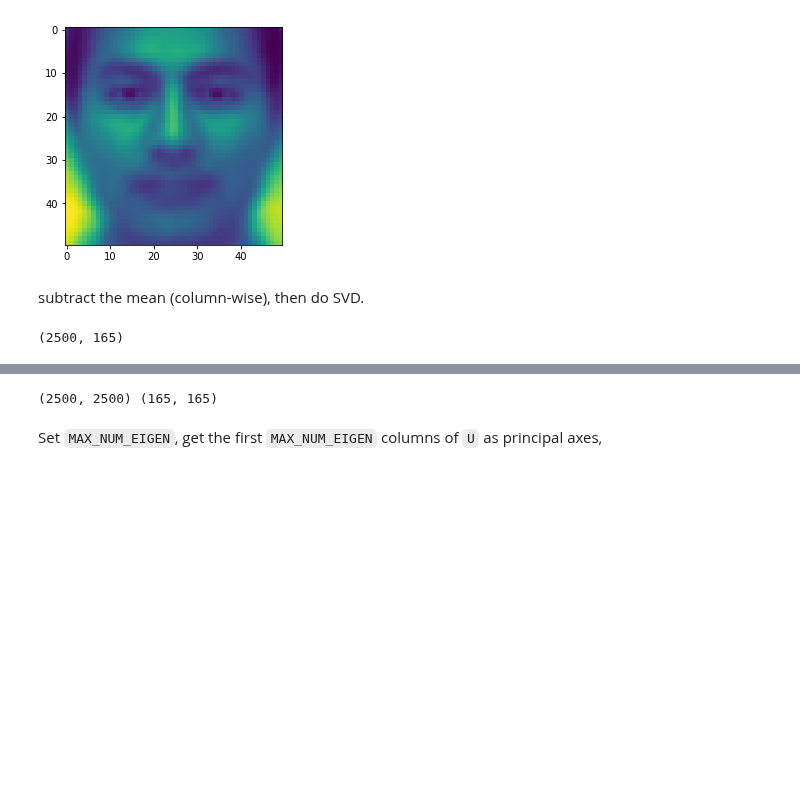
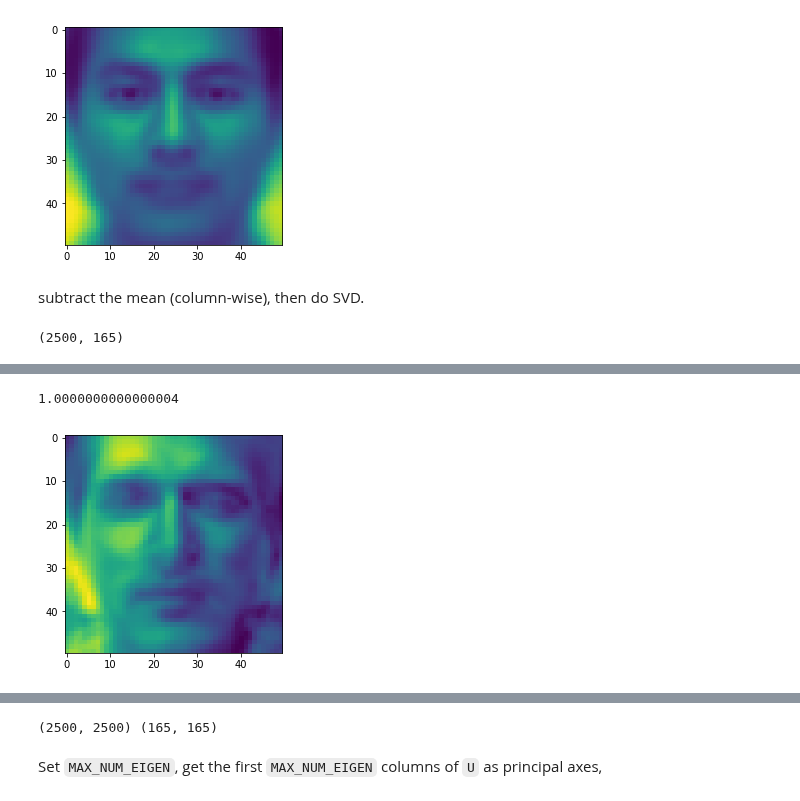
Before and after one commit to HsiaoTsan/MyMachineLearningCodes, a Jupyter notebook: PCA_SVD_EigenFace.ipynb, the cells around one changed output, grey strips where cells are left out. Drawn from its saved outputs; the diff is of its cells as text; code cells hidden in the pictures; blank space fills up the shorter version.

```diff
--- a/PCA_SVD_EigenFace.ipynb
+++ b/PCA_SVD_EigenFace.ipynb
@@ -58,0 +69,9 @@ U, S, VT = np.linalg.svd(X)
+# %%
+np.linalg.norm(U[:, 0])
+# %% [output]
+1.0000000000000004
+# %%
+plt.imshow(U[:, 0].reshape(50,50))
+plt.show()
+# %% [output]
+[figure, added]
```
Also changed, not shown: parts of 34 cells of this notebook.
